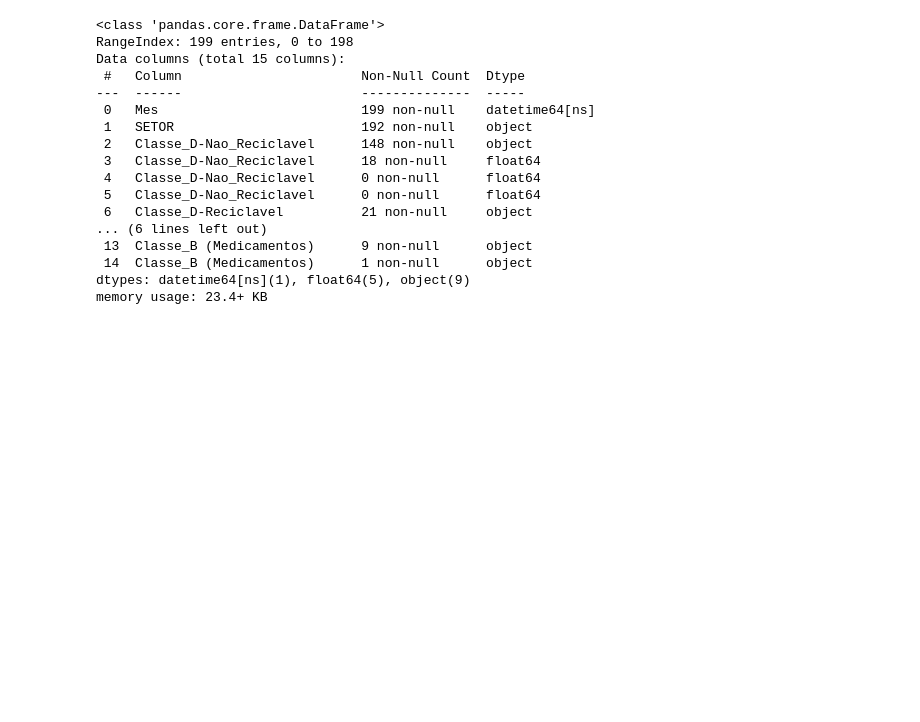
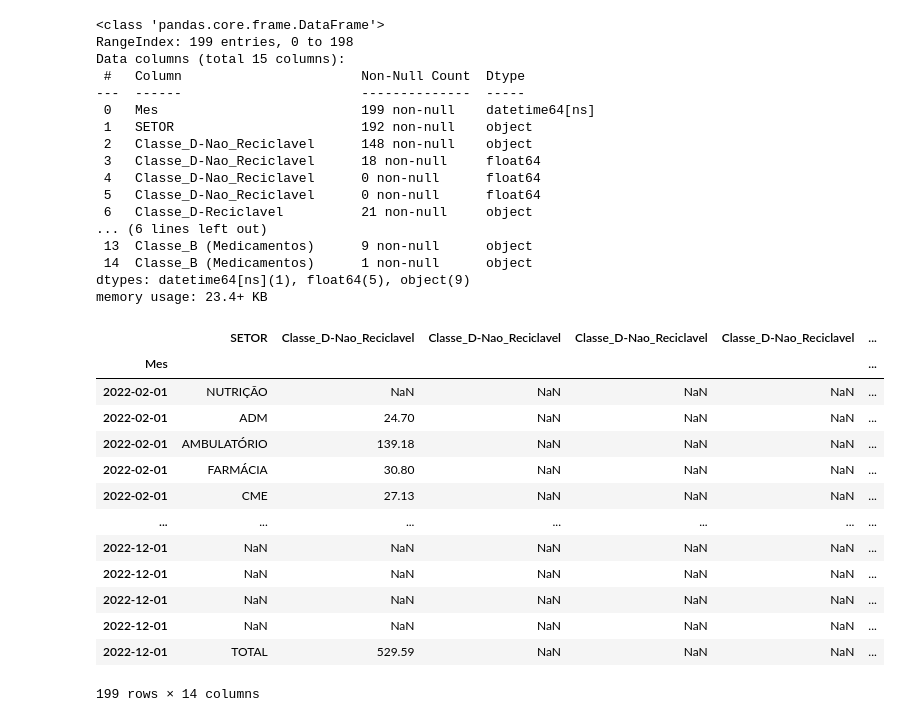
Before and after one commit to Gabyzera/hospital-trash-analysis, a Jupyter notebook: src/main.ipynb, the cells around one changed output. Saved outputs shown, nothing was run; the diff lists cells and outputs as text; code cells hidden in the pictures; blank space fills up the shorter version.

```diff
--- a/src/main.ipynb
+++ b/src/main.ipynb
@@ -271,3 +272,21 @@ Data columns (total 15 columns):
  14  Classe_B (Medicamentos)      1 non-null      object
 dtypes: datetime64[ns](1), float64(5), object(9)
 memory usage: 23.4+ KB
+# %%
+hospital_trash_2022_df.set_index('Mes', inplace=True)
+hospital_trash_2022_df
+# %% [output]
+|  | SETOR | Classe_D-Nao_Reciclavel | Classe_D-Nao_Reciclavel | Classe_D-Nao_Reciclavel | Classe_D-Nao_Reciclavel | ... |
+| Mes |  |  |  |  |  | ... |
+| 2022-02-01 | NUTRIÇÃO | NaN | NaN | NaN | NaN | ... |
+| 2022-02-01 | ADM | 24.70 | NaN | NaN | NaN | ... |
+| 2022-02-01 | AMBULATÓRIO | 139.18 | NaN | NaN | NaN | ... |
+| 2022-02-01 | FARMÁCIA | 30.80 | NaN | NaN | NaN | ... |
+| 2022-02-01 | CME | 27.13 | NaN | NaN | NaN | ... |
+| ... | ... | ... | ... | ... | ... | ... |
+| 2022-12-01 | NaN | NaN | NaN | NaN | NaN | ... |
+| 2022-12-01 | NaN | NaN | NaN | NaN | NaN | ... |
+| 2022-12-01 | NaN | NaN | NaN | NaN | NaN | ... |
+| 2022-12-01 | NaN | NaN | NaN | NaN | NaN | ... |
+| 2022-12-01 | TOTAL | 529.59 | NaN | NaN | NaN | ... |
+199 rows × 14 columns
```
Also changed, not shown: parts of 3 cells of this notebook.
